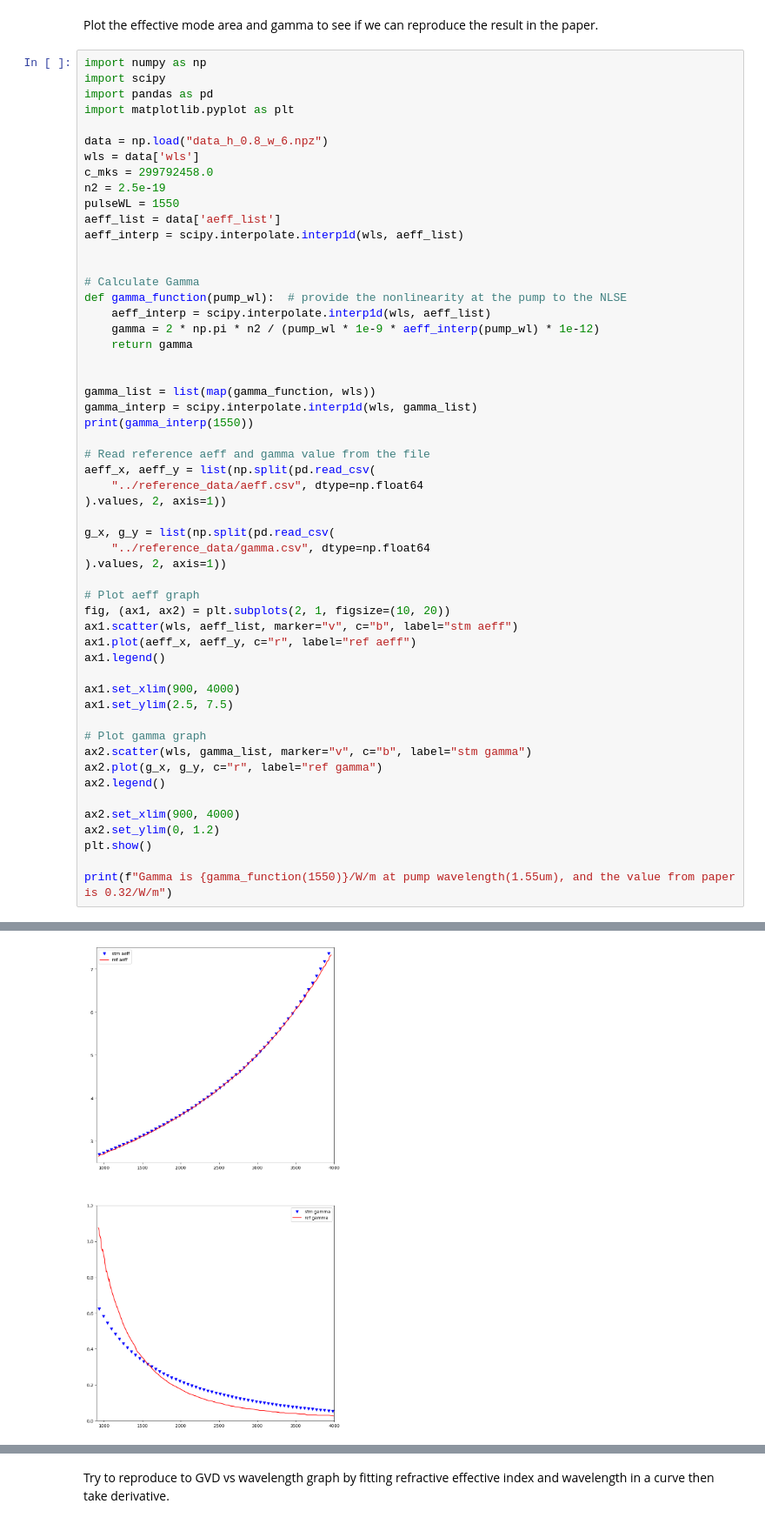
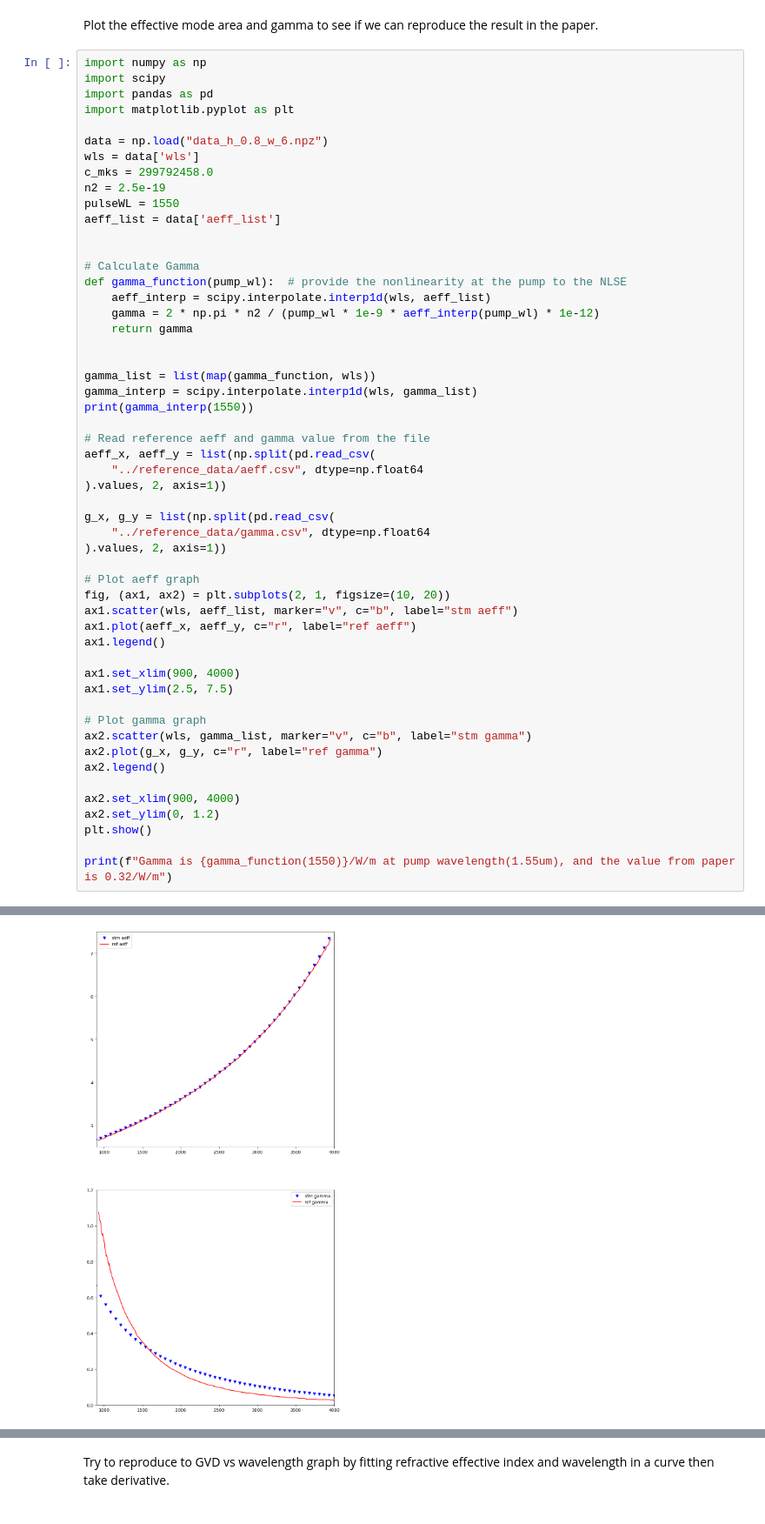
Before and after one commit to elizaleung830/SC-generation-stimulation, a Jupyter notebook: SCG_Stimulation/Benchmark/SCG stimulation/H_Ahmand_et_al/code/Fig5d.ipynb, the cells around one changed output, grey strips where cells are left out. Shown at 87% size. Cells and saved outputs as stored; diff of their text form.

```diff
--- a/SCG_Stimulation/Benchmark/SCG stimulation/H_Ahmand_et_al/code/Fig5d.ipynb
+++ b/SCG_Stimulation/Benchmark/SCG stimulation/H_Ahmand_et_al/code/Fig5d.ipynb
@@ -80,7 +80,6 @@ c_mks = 299792458.0
 n2 = 2.5e-19
 pulseWL = 1550
 aeff_list = data['aeff_list']
-aeff_interp = scipy.interpolate.interp1d(wls, aeff_list)
 
 
 # Calculate Gamma
@@ -127 +126 @@ print(f"Gamma is {gamma_function(1550)}/W/m at pump wavelength(1.55um), and the
-[figure, old version]
+[figure, new version]
```
Also changed, not shown: parts of 3 cells of this notebook, 4 other files.
